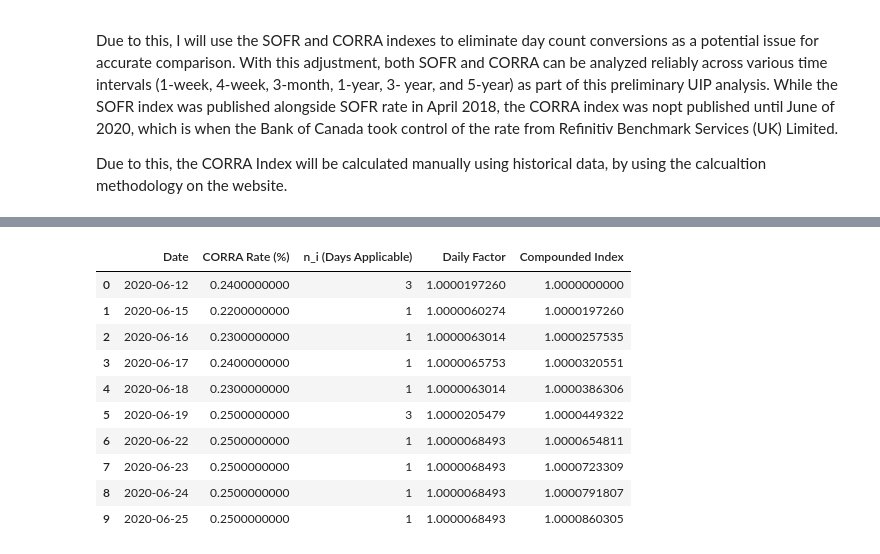
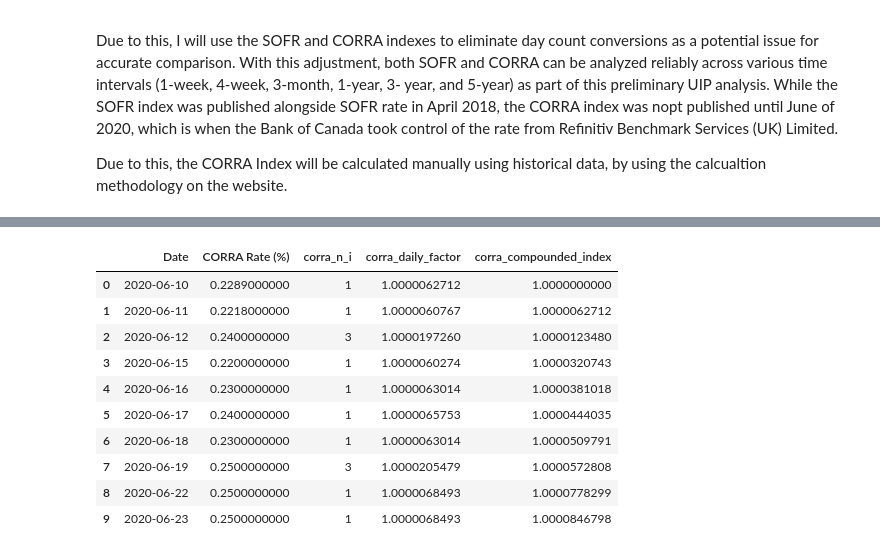
Before and after one commit to danialramzan/uncovered-interest-rate-parity, a Jupyter notebook: writeup.ipynb, the cells around one changed output, grey strips where cells are left out. Saved outputs shown, nothing was run; the diff lists cells and outputs as text; code cells hidden in the pictures.

```diff
--- a/writeup.ipynb
+++ b/writeup.ipynb
@@ -120,57 +120,62 @@ corra_df
 # %%
 import pandas as pd
 import numpy as np
 
 
-start_date = '2020-06-12'
-end_date = '2024-06-11'
-initial_value = 1 # Starting index value
+def return_corra_index(start_date, end_date):
+    initial_value = 1 # Starting index value
 
-# Filter CORRA_df to the selected date range
-corra_df_filtered = corra_df[(corra_df['DATE'] >= pd.to_datetime(start_date)) & (corra_df['DATE'] <= pd.to_datetime(end_date))]
-corra_df_filtered = corra_df_filtered.reset_index(drop=True)
+    # Filter CORRA_df to the selected date range
+    corra_df_filtered = corra_df[(corra_df['DATE'] >= pd.to_datetime(start_date)) & (corra_df['DATE'] <= pd.to_datetime(end_date))]
+    corra_df_filtered = corra_df_filtered.reset_index(drop=True)
 
-compounded_index = initial_value
+    compounded_index = initial_value
 
-table_data = []
-for i in range(len(corra_df_filtered)):
-    corra_rate = corra_df_filtered.loc[i, 'CORRA'] / 100  # Convert CORRA rate to a decimal (0.25% = 0.0025)
-    current_date = corra_df_filtered.loc[i, 'DATE']
+    table_data = []
+    for i in range(len(corra_df_filtered)):
+        corra_rate = corra_df_filtered.loc[i, 'CORRA'] / 100  # Convert CORRA rate to a decimal (0.25% = 0.0025)
+        current_date = corra_df_filtered.loc[i, 'DATE']
 
-    # Calculate n_i (calendar days to the next business day)
-    if i < len(corra_df_filtered) - 1:
-        next_date = corra_df_filtered.loc[i + 1, 'DATE']
-        n_i = (next_date - current_date).days
-    else:
-        n_i = 1  # For the last date, set n_i to 1 as there’s no next business day
+        # Calculate n_i (calendar days to the next business day)
+        if i < len(corra_df_filtered) - 1:
+            next_date = corra_df_filtered.loc[i + 1, 'DATE']
+            n_i = (next_date - current_date).days
+        else:
+            n_i = 1  # For the last date, set n_i to 1 as there’s no next business day
 
-    # Calculate the daily factor
-    daily_factor = 1 + (corra_rate * n_i / 365)
-    compounded_index *= daily_factor
+        # Calculate the daily factor
+        daily_factor = 1 + (corra_rate * n_i / 365)
+        compounded_index *= daily_factor
 
 
-    table_data.append({
-        'Date': current_date,
-        'CORRA Rate (%)': corra_df_filtered.loc[i, 'CORRA'],
-        'n_i (Days Applicable)': n_i,
-        'Daily Factor': daily_factor,
-        'Compounded Index': compounded_index
-    })
+        table_data.append({
+            'Date': current_date,
+            'CORRA Rate (%)': corra_df_filtered.loc[i, 'CORRA'],
+            'corra_n_i': n_i,
+            'corra_daily_factor': daily_factor,
+            'corra_compounded_index': compounded_index
+        })
 
-compounded_table = pd.DataFrame(table_data)
-compounded_table['Compounded Index'] = compounded_table['Compounded Index'].shift(1)
-compounded_table.loc[0, 'Compounded Index'] = 1.0
+    compounded_table = pd.DataFrame(table_data)
+    compounded_table['corra_compounded_index'] = compounded_table['corra_compounded_index'].shift(1)
+    compounded_table.loc[0, 'corra_compounded_index'] = 1.0
+
+    return compounded_table
+
+
+
+compounded_table = return_corra_index('2020-06-10', '2024-06-11')
 
 compounded_table.head(10)
 # %% [output]
-|  | Date | CORRA Rate (%) | n_i (Days Applicable) | Daily Factor | Compounded Index |
-| 0 | 2020-06-12 | 0.2400000000 | 3 | 1.0000197260 | 1.0000000000 |
-| 1 | 2020-06-15 | 0.2200000000 | 1 | 1.0000060274 | 1.0000197260 |
-| 2 | 2020-06-16 | 0.2300000000 | 1 | 1.0000063014 | 1.0000257535 |
-| 3 | 2020-06-17 | 0.2400000000 | 1 | 1.0000065753 | 1.0000320551 |
-| 4 | 2020-06-18 | 0.2300000000 | 1 | 1.0000063014 | 1.0000386306 |
-| 5 | 2020-06-19 | 0.2500000000 | 3 | 1.0000205479 | 1.0000449322 |
-| 6 | 2020-06-22 | 0.2500000000 | 1 | 1.0000068493 | 1.0000654811 |
-| 7 | 2020-06-23 | 0.2500000000 | 1 | 1.0000068493 | 1.0000723309 |
-| 8 | 2020-06-24 | 0.2500000000 | 1 | 1.0000068493 | 1.0000791807 |
-| 9 | 2020-06-25 | 0.2500000000 | 1 | 1.0000068493 | 1.0000860305 |
+|  | Date | CORRA Rate (%) | corra_n_i | corra_daily_factor | corra_compounded_index |
+| 0 | 2020-06-10 | 0.2289000000 | 1 | 1.0000062712 | 1.0000000000 |
+| 1 | 2020-06-11 | 0.2218000000 | 1 | 1.0000060767 | 1.0000062712 |
+| 2 | 2020-06-12 | 0.2400000000 | 3 | 1.0000197260 | 1.0000123480 |
+| 3 | 2020-06-15 | 0.2200000000 | 1 | 1.0000060274 | 1.0000320743 |
+| 4 | 2020-06-16 | 0.2300000000 | 1 | 1.0000063014 | 1.0000381018 |
+| 5 | 2020-06-17 | 0.2400000000 | 1 | 1.0000065753 | 1.0000444035 |
+| 6 | 2020-06-18 | 0.2300000000 | 1 | 1.0000063014 | 1.0000509791 |
+| 7 | 2020-06-19 | 0.2500000000 | 3 | 1.0000205479 | 1.0000572808 |
+| 8 | 2020-06-22 | 0.2500000000 | 1 | 1.0000068493 | 1.0000778299 |
+| 9 | 2020-06-23 | 0.2500000000 | 1 | 1.0000068493 | 1.0000846798 |
```
Also changed, not shown: parts of 14 cells of this notebook.
